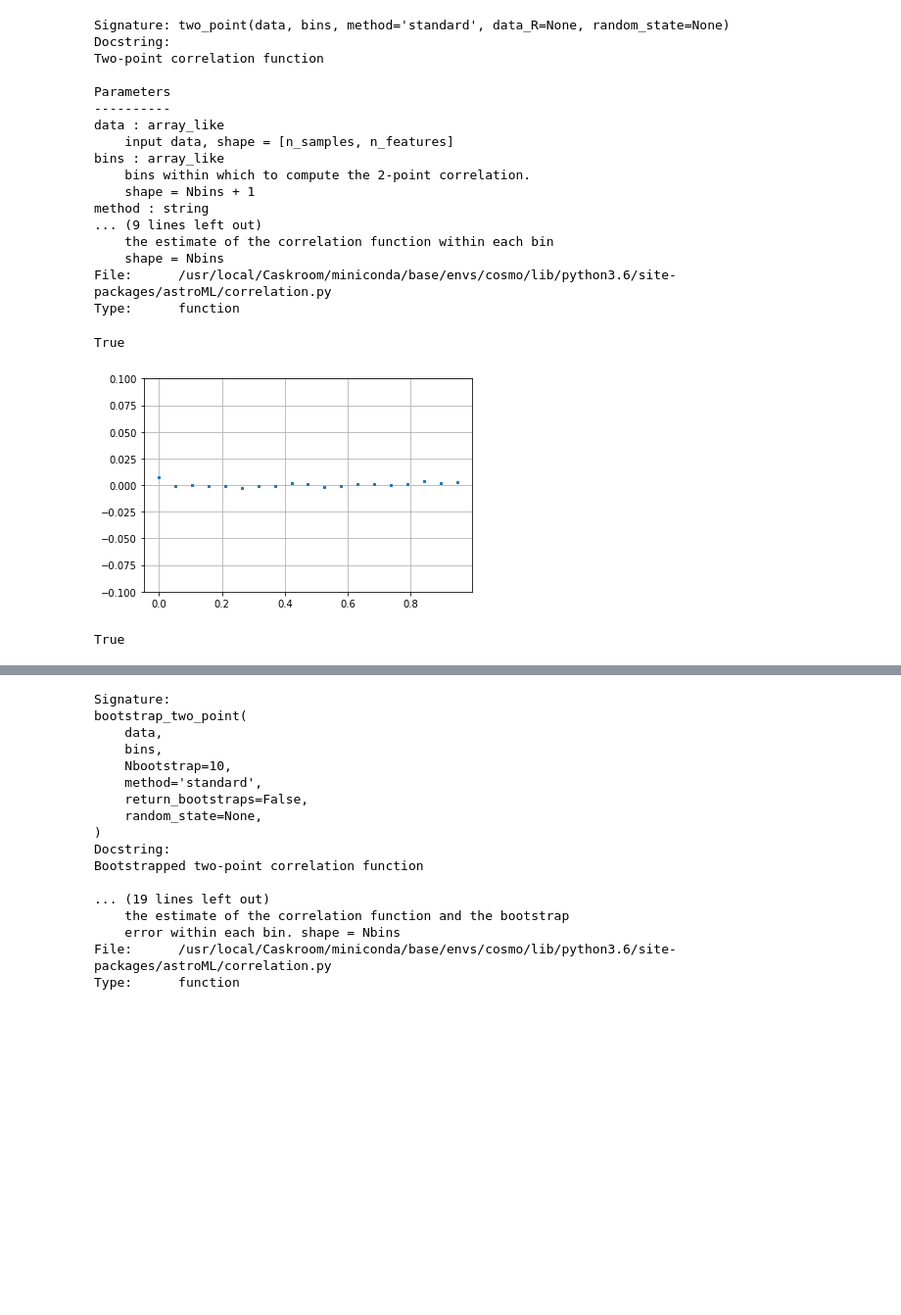
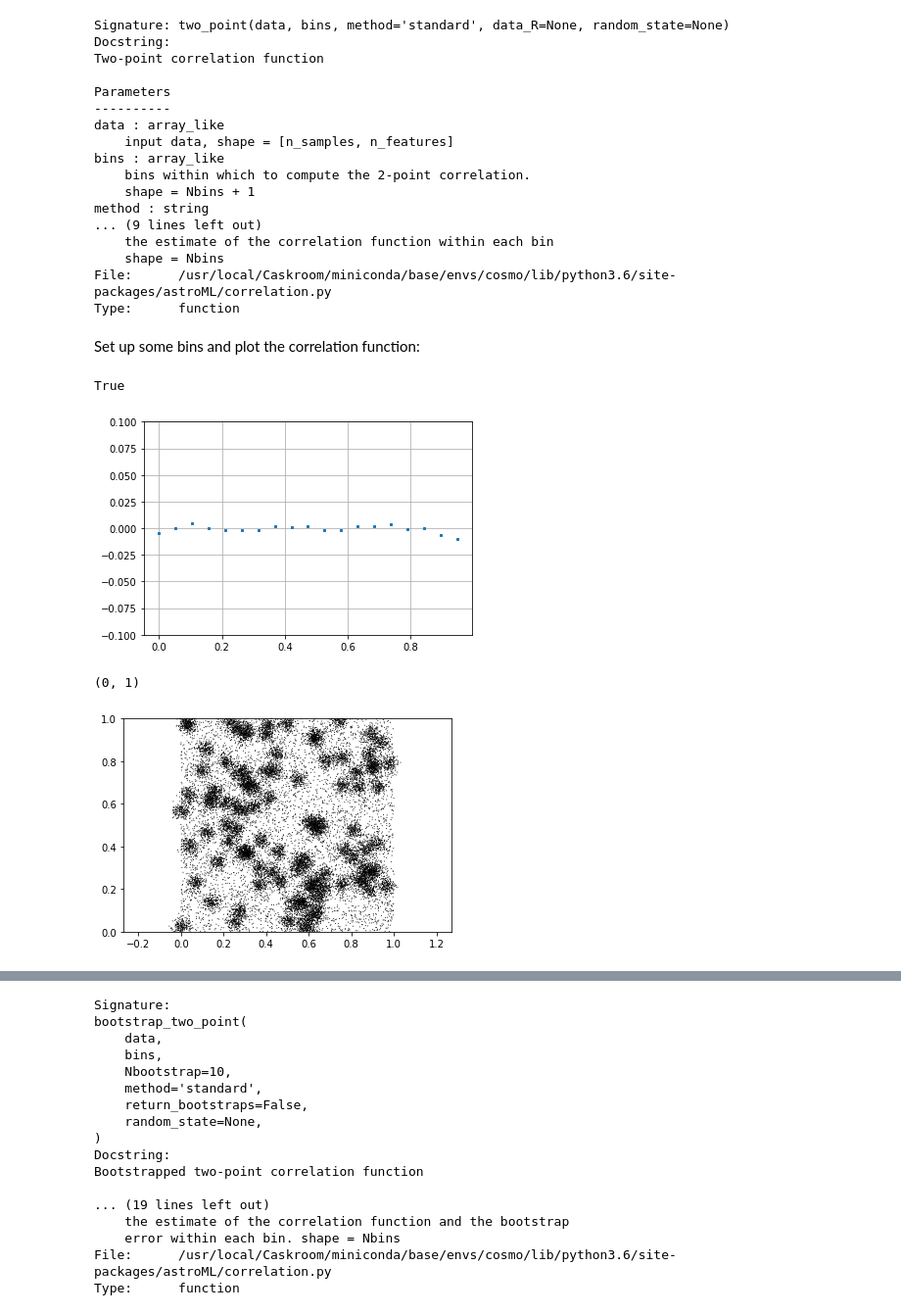
Before and after one commit to apcooper/cosmolab, a Jupyter notebook: cosmolab.ipynb, the cells around one changed output, grey strips where cells are left out. Shown at 98% size. Cells and saved outputs as stored; diff of their text form; code cells hidden in the pictures; blank space fills up the shorter version.

```diff
--- a/cosmolab.ipynb
+++ b/cosmolab.ipynb
@@ -39,6 +48,8 @@ method : string
     shape = Nbins
 File:      /usr/local/Caskroom/miniconda/base/envs/cosmo/lib/python3.6/site-packages/astroML/correlation.py
 Type:      function
+# %% [markdown]
+Set up some bins and plot the correlation function:
 # %%
 bins = np.linspace(0, 1, 20)
 corr = two_point(X, bins)
@@ -49,11 +59,22 @@ True
 pl.plot(bins[:-1],corr,marker='s',ms=2,ls='')
 pl.ylim(-0.1,0.1)
 pl.grid()
+np.allclose(corr, 0, atol=0.02)
 # %% [output]
-[figure, old version]
+[figure, new version]
-# %%
-from astroML.correlation import bootstrap_two_point
-corr, dcorr = bootstrap_two_point(X, bins, Nbootstrap=5)
-np.allclose(corr, 0, atol=2 * dcorr)
-# %% [output]
-True
+# %%
+from astroML.correlation import two_point
+np.random.seed(0)
+Y = list()
+for (x,y) in X[::50]:
+    Y.append(np.random.normal(loc=(x,y),scale=0.02,size=(200,2)))
+Y = np.concatenate(Y)
+Y = np.concatenate([Y,X])
+# %%
+pl.scatter(Y[:,0],Y[:,1],s=1,edgecolor='None',c='k')
+pl.axis('equal');
+pl.xlim(0,1)
+pl.ylim(0,1)
+# %% [output]
+(0, 1)
+[figure, added]
```
Also changed, not shown: parts of 16 cells of this notebook.
